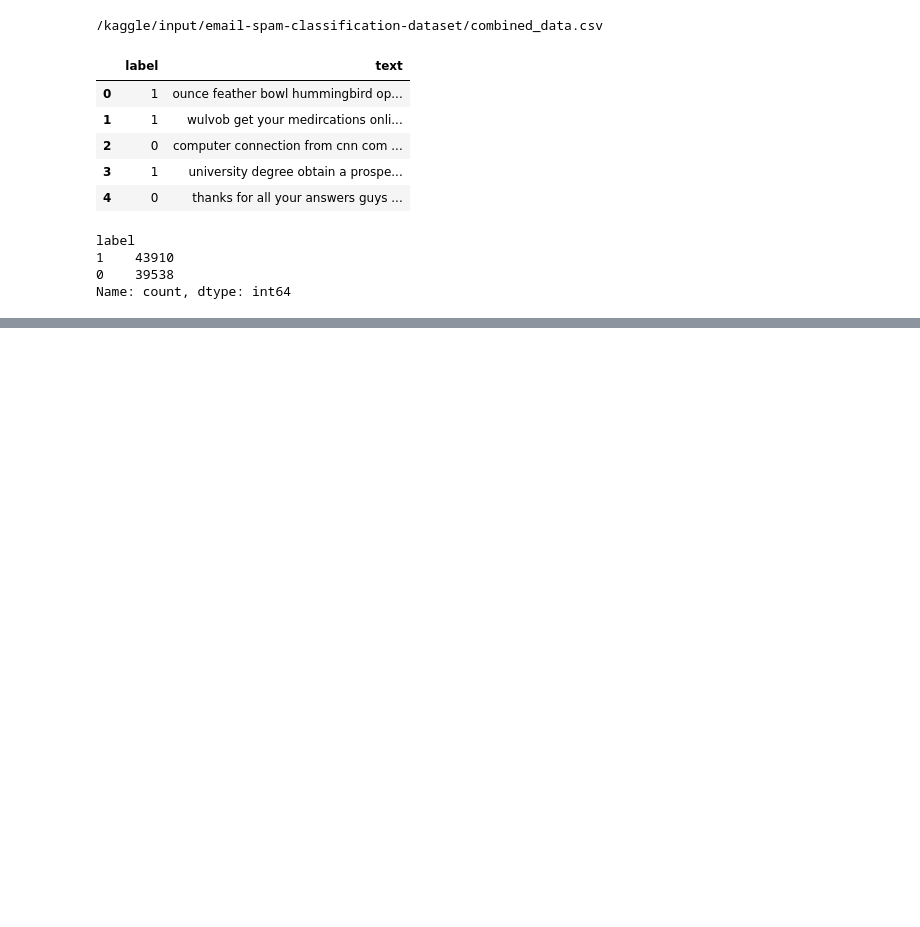
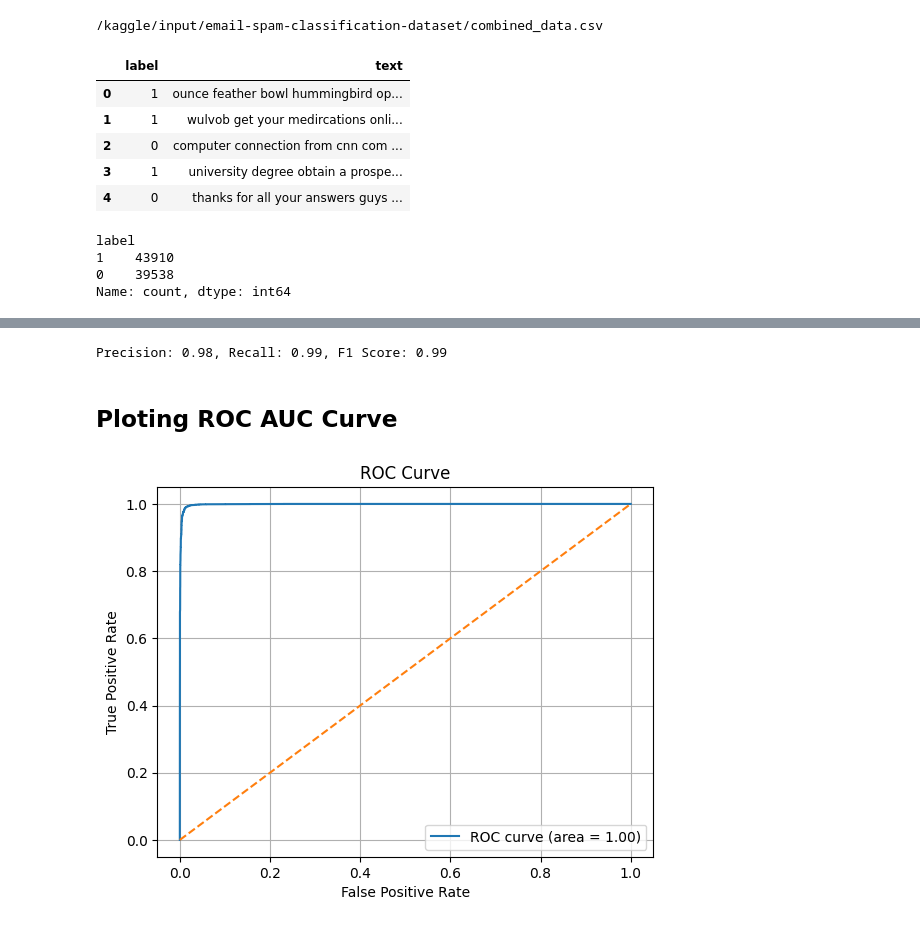
Before and after one commit to AyushVishwakarma21/Email-Spam-Classification-Using-ANN, a Jupyter notebook: notebooks/email-spam-classification.ipynb, the cells around one changed output, grey strips where cells are left out. Saved outputs shown, nothing was run; the diff lists cells and outputs as text; code cells hidden in the pictures; blank space fills up the shorter version.

```diff
--- a/notebooks/email-spam-classification.ipynb
+++ b/notebooks/email-spam-classification.ipynb
@@ -132,0 +182,3 @@ Test Accuracy: 0.9883
+# %%
+y_pred = model.predict(X_test)
+y_pred_labels = (y_pred > 0.5).astype(int)
@@ -132,0 +187,28 @@ Test Accuracy: 0.9883
+# %%
+# Calculate metrics
+precision = precision_score(y_test, y_pred_labels)
+recall = recall_score(y_test, y_pred_labels)
+f1 = f1_score(y_test, y_pred_labels)
+
+print(f"Precision: {precision:.2f}, Recall: {recall:.2f}, F1 Score: {f1:.2f}")
+# %% [output]
+Precision: 0.98, Recall: 0.99, F1 Score: 0.99
+# %% [markdown]
+## Ploting ROC AUC Curve
+# %%
+from sklearn.metrics import roc_curve, auc
+
+fpr, tpr, _ = roc_curve(y_test, y_pred)
+roc_auc = auc(fpr, tpr)
+
+plt.figure()
+plt.plot(fpr, tpr, label=f'ROC curve (area = {roc_auc:.2f})')
+plt.plot([0, 1], [0, 1], '--')  # Diagonal line
+plt.xlabel('False Positive Rate')
+plt.ylabel('True Positive Rate')
+plt.title('ROC Curve')
+plt.legend(loc="lower right")
+plt.grid(True)
+plt.show()
+# %% [output]
+[figure, added]
```
Also changed, not shown: parts of 9 cells of this notebook.
